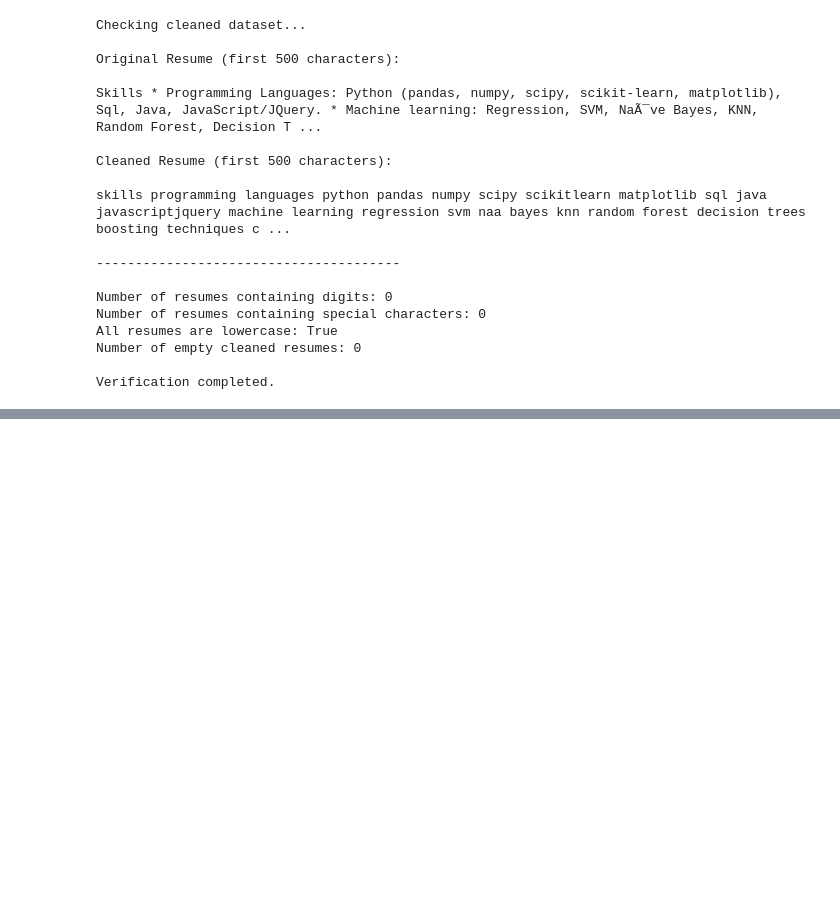
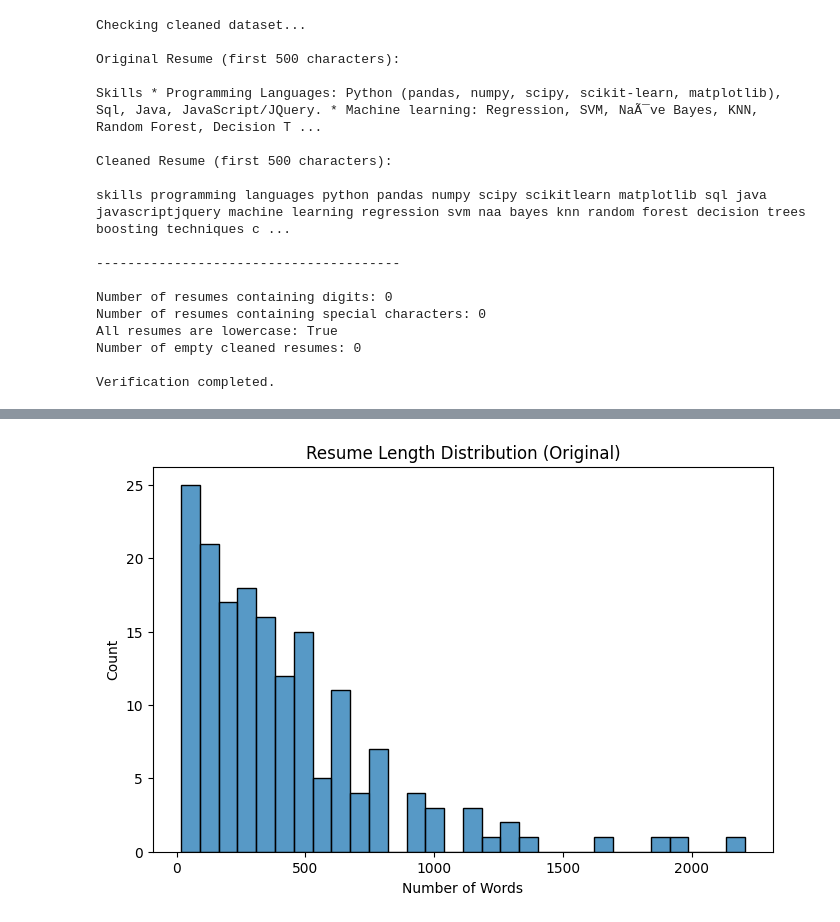
Before and after one commit to TejaswiniR20/Resume-Screening-AI, a Jupyter notebook: notebooks/Day1_Day2_ResumeScreening.ipynb, the cells around one changed output, grey strips where cells are left out. Cells and saved outputs as stored; diff of their text form; code cells hidden in the pictures; blank space fills up the shorter version.

```diff
--- a/notebooks/Day1_Day2_ResumeScreening.ipynb
+++ b/notebooks/Day1_Day2_ResumeScreening.ipynb
@@ -145,0 +217,12 @@ df.to_csv("cleaned_resume_dataset.csv", index=False)
+# %%
+# Resume Length Distribution
+df['resume_length'] = df['Resume'].apply(lambda x: len(str(x).split()))
+
+plt.figure(figsize=(8,5))
+sns.histplot(df['resume_length'], bins=30)
+plt.title("Resume Length Distribution (Original)")
+plt.xlabel("Number of Words")
+plt.ylabel("Count")
+plt.show()
+# %% [output]
+[figure, added]
```
Also changed, not shown: parts of 18 cells of this notebook, 1 other file.
